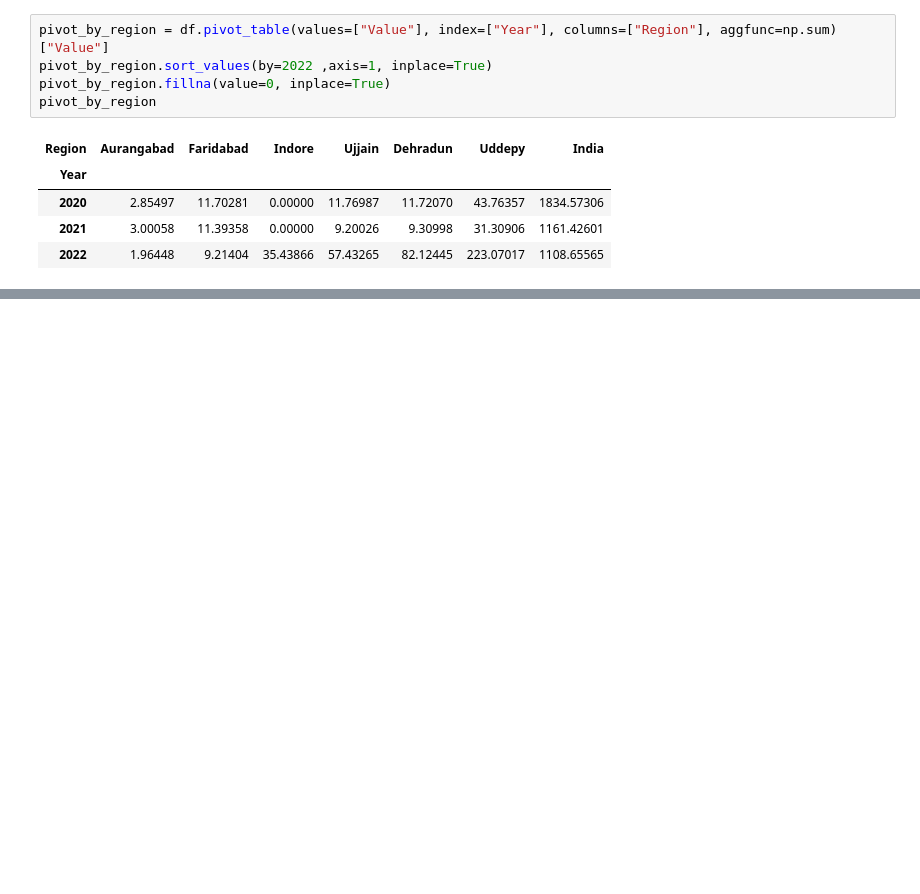
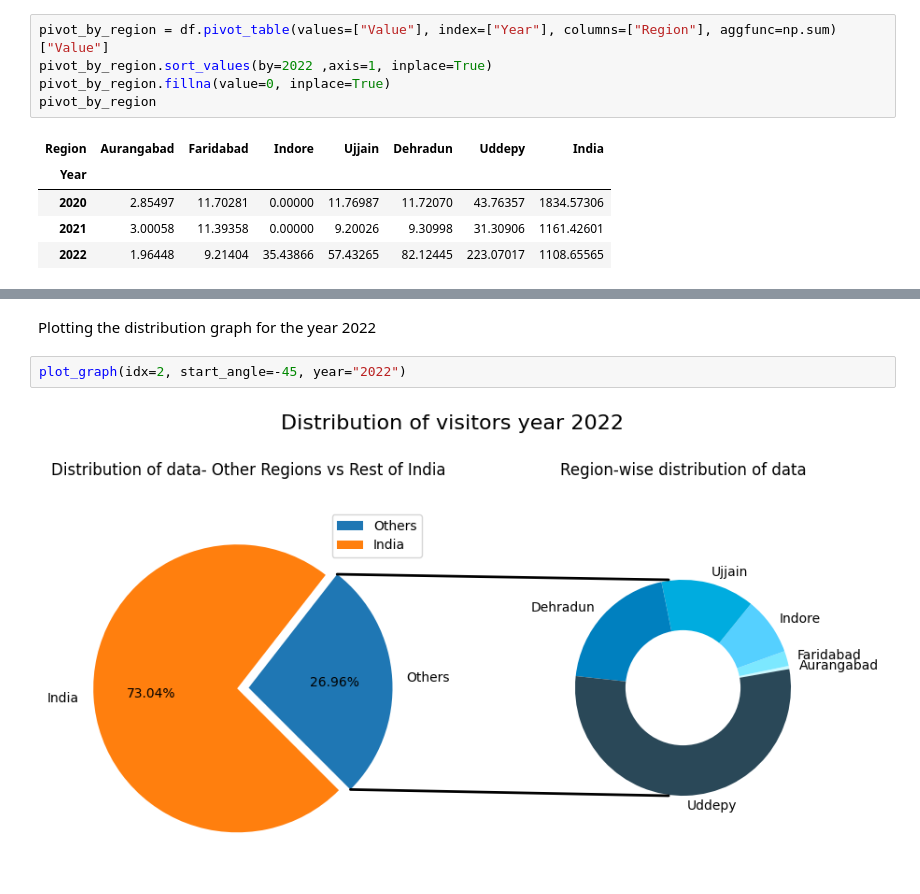
Before and after one commit to pratiksrm99/DataAnalysis, a Jupyter notebook: Website_Visitors_Data_Analysis.ipynb, the cells around one changed output, grey strips where cells are left out. Saved outputs shown, nothing was run; the diff lists cells and outputs as text; blank space fills up the shorter version.

```diff
--- a/Website_Visitors_Data_Analysis.ipynb
+++ b/Website_Visitors_Data_Analysis.ipynb
@@ -319,0 +374,6 @@ plt.show()
+# %% [markdown]
+Plotting the distribution graph for the year 2022
+# %%
+plot_graph(idx=2, start_angle=-45, year="2022")
+# %% [output]
+[figure, added]
```
Also changed, not shown: parts of 9 cells of this notebook.
